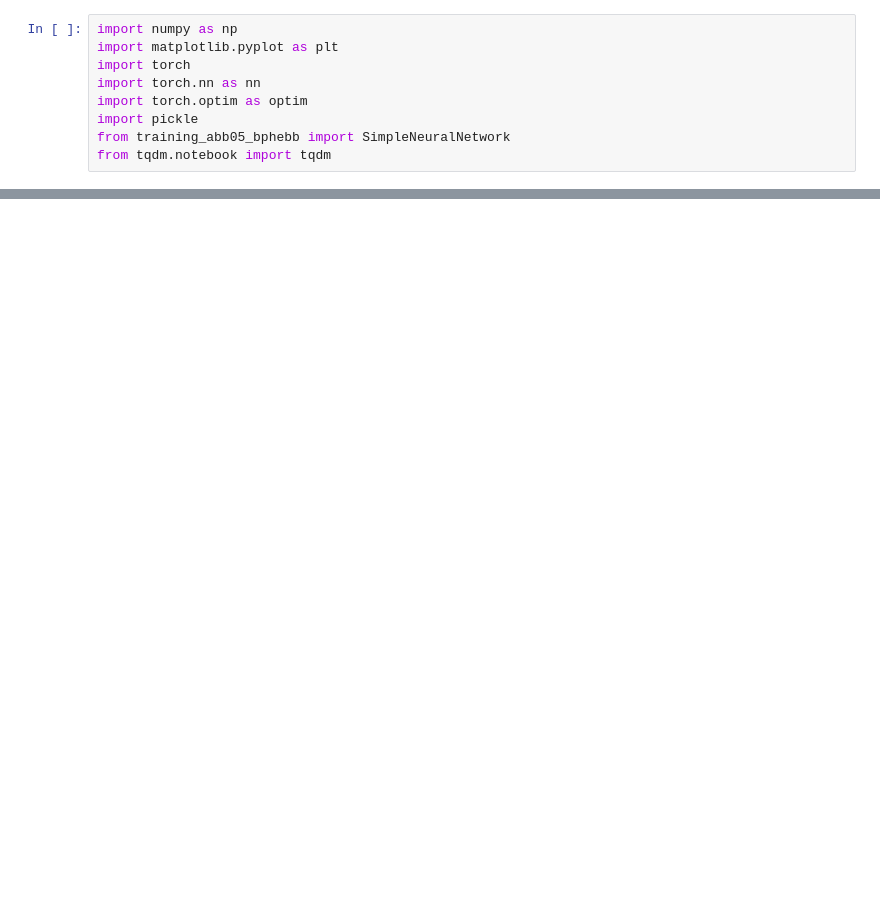
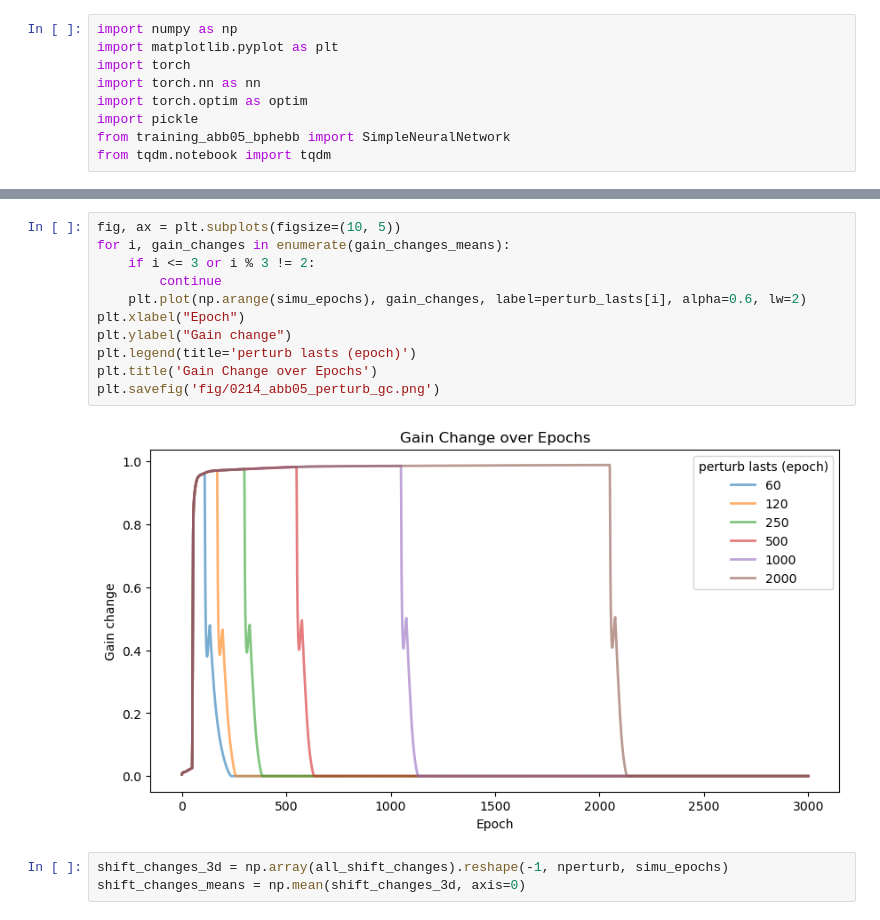
Before and after one commit to BeiGeJin/FBRNN, a Jupyter notebook: baseline_abb05/anaylsis_perturbation_exp.ipynb, the cells around one changed output, grey strips where cells are left out. Drawn from its saved outputs; the diff is of its cells as text; blank space fills up the shorter version.

```diff
--- a/baseline_abb05/anaylsis_perturbation_exp.ipynb
+++ b/baseline_abb05/anaylsis_perturbation_exp.ipynb
@@ -33,0 +63,16 @@ plt.show()
+# %%
+fig, ax = plt.subplots(figsize=(10, 5))
+for i, gain_changes in enumerate(gain_changes_means):
+    if i <= 3 or i % 3 != 2:
+        continue
+    plt.plot(np.arange(simu_epochs), gain_changes, label=perturb_lasts[i], alpha=0.6, lw=2)
+plt.xlabel("Epoch")
+plt.ylabel("Gain change")
+plt.legend(title='perturb lasts (epoch)')
+plt.title('Gain Change over Epochs')
+plt.savefig('fig/0214_abb05_perturb_gc.png')
+# %% [output]
+[figure, added]
+# %%
+shift_changes_3d = np.array(all_shift_changes).reshape(-1, nperturb, simu_epochs)
+shift_changes_means = np.mean(shift_changes_3d, axis=0)
```
Also changed, not shown: parts of 16 cells of this notebook, 15 other files.
